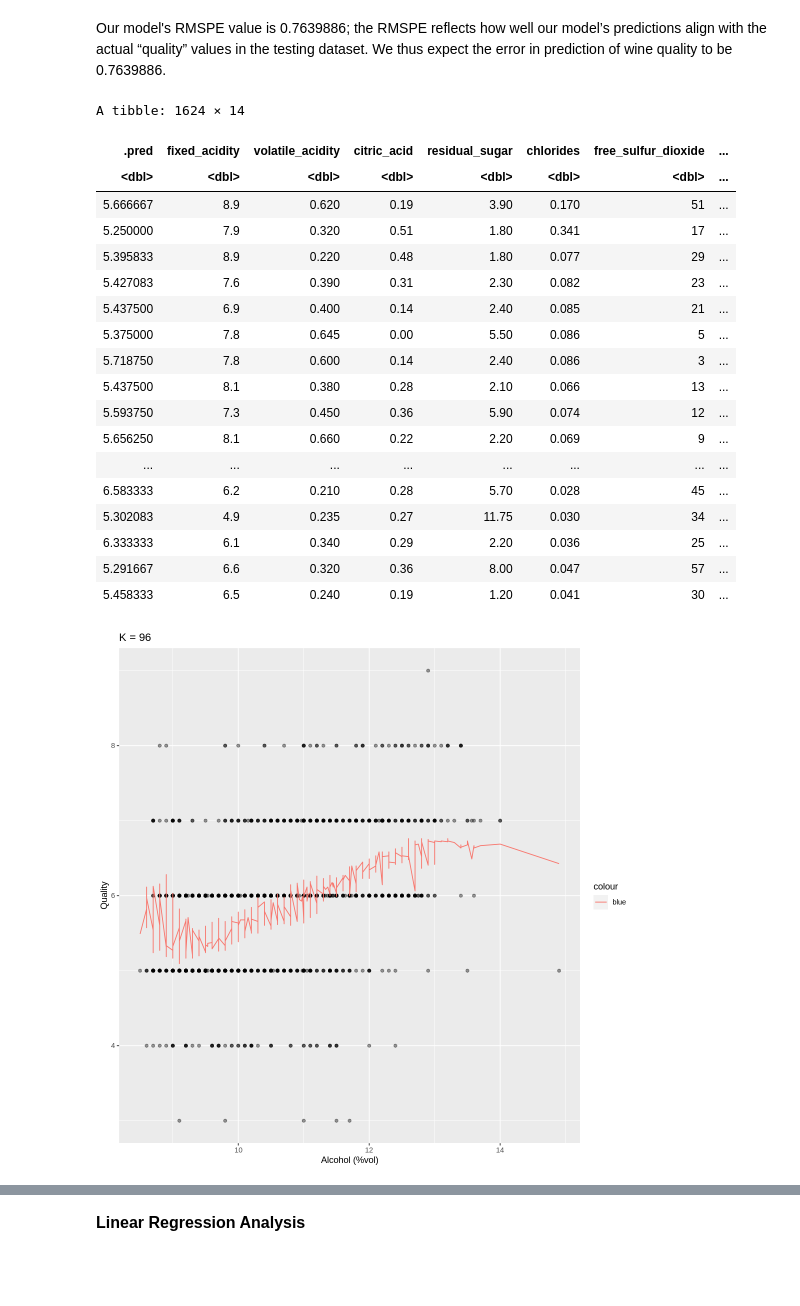
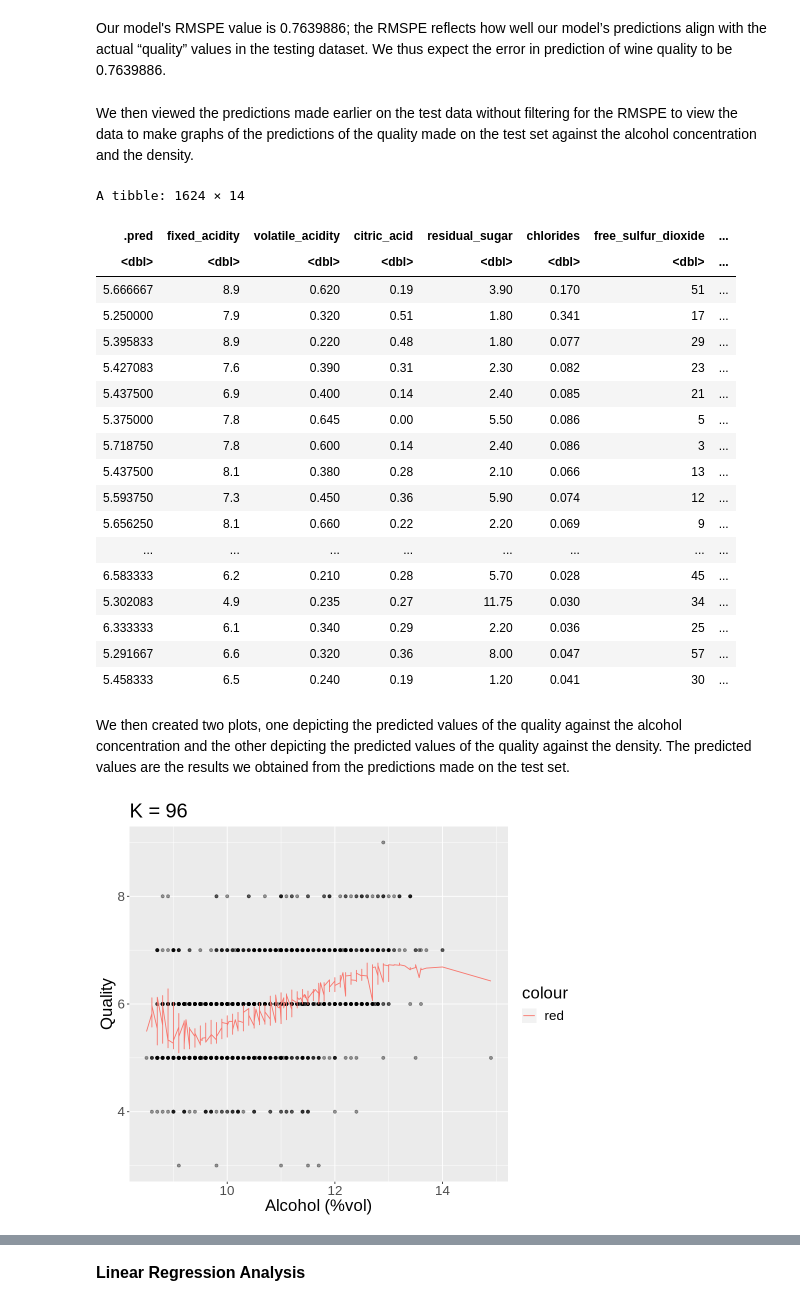
Before and after one commit to NataliaGarciaArias/dsci_group_project, a Jupyter notebook: kevin_edit_proposal-2.ipynb, the cells around one changed output, grey strips where cells are left out. Cells and saved outputs as stored; diff of their text form; code cells hidden in the pictures; blank space fills up the shorter version.

Commit message:
Added graphs for the knn and linear regression models and graphs for the results on the testing data

```diff
--- a/kevin_edit_proposal-2.ipynb
+++ b/kevin_edit_proposal-2.ipynb
@@ -490,38 +555,50 @@ A tibble: 1 × 3
 # %% [markdown]
 Our model's RMSPE value is 0.7639886; the RMSPE reflects how well our model’s predictions align with the actual “quality” values in the testing dataset. We thus expect the error in prediction of wine quality to be 0.7639886.
+# %% [markdown]
+We then viewed the predictions made earlier on the test data without filtering for the RMSPE to view the data to make graphs of the predictions of the quality made on the test set against the alcohol concentration and the density.
+# %%
+#setting the seed
+set.seed(1692)
+
+#view the predictions made on the test set
+wine_summary_results <- wine_best_fit %>%
+           predict(wine_testing) %>%
+           bind_cols(wine_testing)
+wine_summary_results
+# %% [output]
+A tibble: 1624 × 14
+| .pred | fixed_acidity | volatile_acidity | citric_acid | residual_sugar | chlorides | free_sulfur_dioxide | ... |
+| <dbl> | <dbl> | <dbl> | <dbl> | <dbl> | <dbl> | <dbl> | ... |
+| 5.666667 | 8.9 | 0.620 | 0.19 | 3.90 | 0.170 | 51 | ... |
+| 5.250000 | 7.9 | 0.320 | 0.51 | 1.80 | 0.341 | 17 | ... |
+| 5.395833 | 8.9 | 0.220 | 0.48 | 1.80 | 0.077 | 29 | ... |
+| 5.427083 | 7.6 | 0.390 | 0.31 | 2.30 | 0.082 | 23 | ... |
+| 5.437500 | 6.9 | 0.400 | 0.14 | 2.40 | 0.085 | 21 | ... |
+| 5.375000 | 7.8 | 0.645 | 0.00 | 5.50 | 0.086 | 5 | ... |
+| 5.718750 | 7.8 | 0.600 | 0.14 | 2.40 | 0.086 | 3 | ... |
+| 5.437500 | 8.1 | 0.380 | 0.28 | 2.10 | 0.066 | 13 | ... |
+| 5.593750 | 7.3 | 0.450 | 0.36 | 5.90 | 0.074 | 12 | ... |
+| 5.656250 | 8.1 | 0.660 | 0.22 | 2.20 | 0.069 | 9 | ... |
+| ... | ... | ... | ... | ... | ... | ... | ... |
+| 6.583333 | 6.2 | 0.210 | 0.28 | 5.70 | 0.028 | 45 | ... |
+| 5.302083 | 4.9 | 0.235 | 0.27 | 11.75 | 0.030 | 34 | ... |
+| 6.333333 | 6.1 | 0.340 | 0.29 | 2.20 | 0.036 | 25 | ... |
+| 5.291667 | 6.6 | 0.320 | 0.36 | 8.00 | 0.047 | 57 | ... |
+| 5.458333 | 6.5 | 0.240 | 0.19 | 1.20 | 0.041 | 30 | ... |
+# %% [markdown]
+We then created two plots, one depicting the predicted values of the quality against the alcohol concentration and the other depicting the predicted values of the quality against the density. The predicted values are the results we obtained from the predictions made on the test set.
 # %%
-wine_summary <- wine_best_fit %>%
-           predict(wine_testing) %>%
-           bind_cols(wine_testing)
-wine_summary
-
-wine_knn_plot_final <- ggplot(wine_testing, aes(x = alcohol, y = quality)) +
+#create a plot showing the predicted values of the quality for the test set based on the alcohol concentration
+options(repr.plot.width = 8, repr.plot.height = 7)
+wine_knn_plot_final_alcohol <- ggplot(wine_testing, aes(x = alcohol, y = quality)) +
 geom_point(alpha = 0.4) +
-geom_line(data = wine_summary,
+geom_line(data = wine_summary_results,
           mapping = aes(x = alcohol, y = .pred,
-          color = "blue")) +
+          color = "red")) +
 xlab("Alcohol (%vol)") +
 ylab("Quality") +
-ggtitle("K = 96")
-wine_knn_plot_final
+ggtitle("K = 96") +
+theme(text = element_text(size = 20))
+wine_knn_plot_final_alcohol
 # %% [output]
-A tibble: 1624 × 14
-| .pred | fixed_acidity | volatile_acidity | citric_acid | residual_sugar | chlorides | free_sulfur_dioxide | ... |
-| <dbl> | <dbl> | <dbl> | <dbl> | <dbl> | <dbl> | <dbl> | ... |
-| 5.666667 | 8.9 | 0.620 | 0.19 | 3.90 | 0.170 | 51 | ... |
-| 5.250000 | 7.9 | 0.320 | 0.51 | 1.80 | 0.341 | 17 | ... |
-| 5.395833 | 8.9 | 0.220 | 0.48 | 1.80 | 0.077 | 29 | ... |
-| 5.427083 | 7.6 | 0.390 | 0.31 | 2.30 | 0.082 | 23 | ... |
-| 5.437500 | 6.9 | 0.400 | 0.14 | 2.40 | 0.085 | 21 | ... |
-| 5.375000 | 7.8 | 0.645 | 0.00 | 5.50 | 0.086 | 5 | ... |
-| 5.718750 | 7.8 | 0.600 | 0.14 | 2.40 | 0.086 | 3 | ... |
-| 5.437500 | 8.1 | 0.380 | 0.28 | 2.10 | 0.066 | 13 | ... |
-| 5.593750 | 7.3 | 0.450 | 0.36 | 5.90 | 0.074 | 12 | ... |
-| 5.656250 | 8.1 | 0.660 | 0.22 | 2.20 | 0.069 | 9 | ... |
-| ... | ... | ... | ... | ... | ... | ... | ... |
-| 6.583333 | 6.2 | 0.210 | 0.28 | 5.70 | 0.028 | 45 | ... |
-| 5.302083 | 4.9 | 0.235 | 0.27 | 11.75 | 0.030 | 34 | ... |
-| 6.333333 | 6.1 | 0.340 | 0.29 | 2.20 | 0.036 | 25 | ... |
-| 5.291667 | 6.6 | 0.320 | 0.36 | 8.00 | 0.047 | 57 | ... |
-| 5.458333 | 6.5 | 0.240 | 0.19 | 1.20 | 0.041 | 30 | ... |
-[figure, old version]
+[figure, new version]
```
Also changed, not shown: parts of 17 cells of this notebook.
